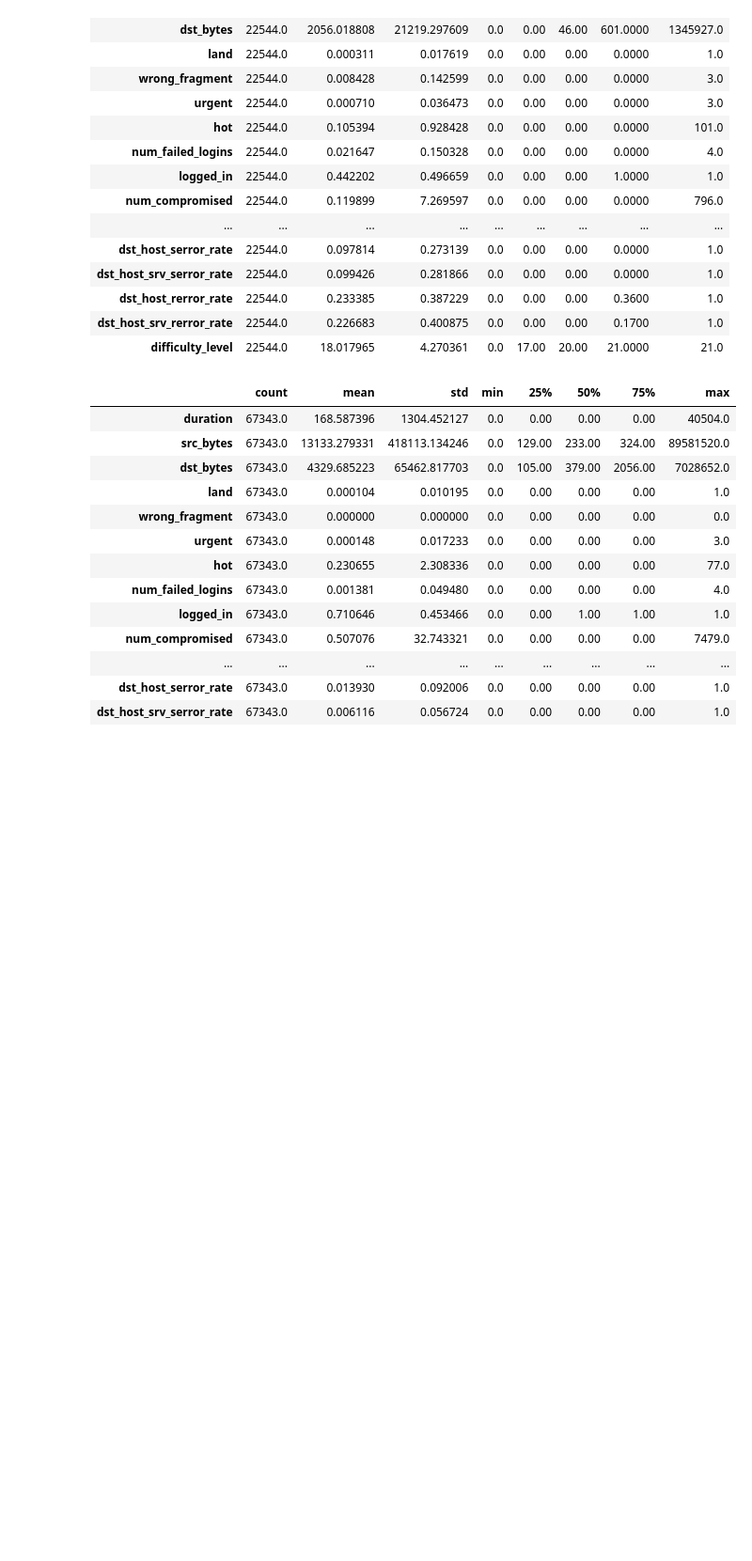
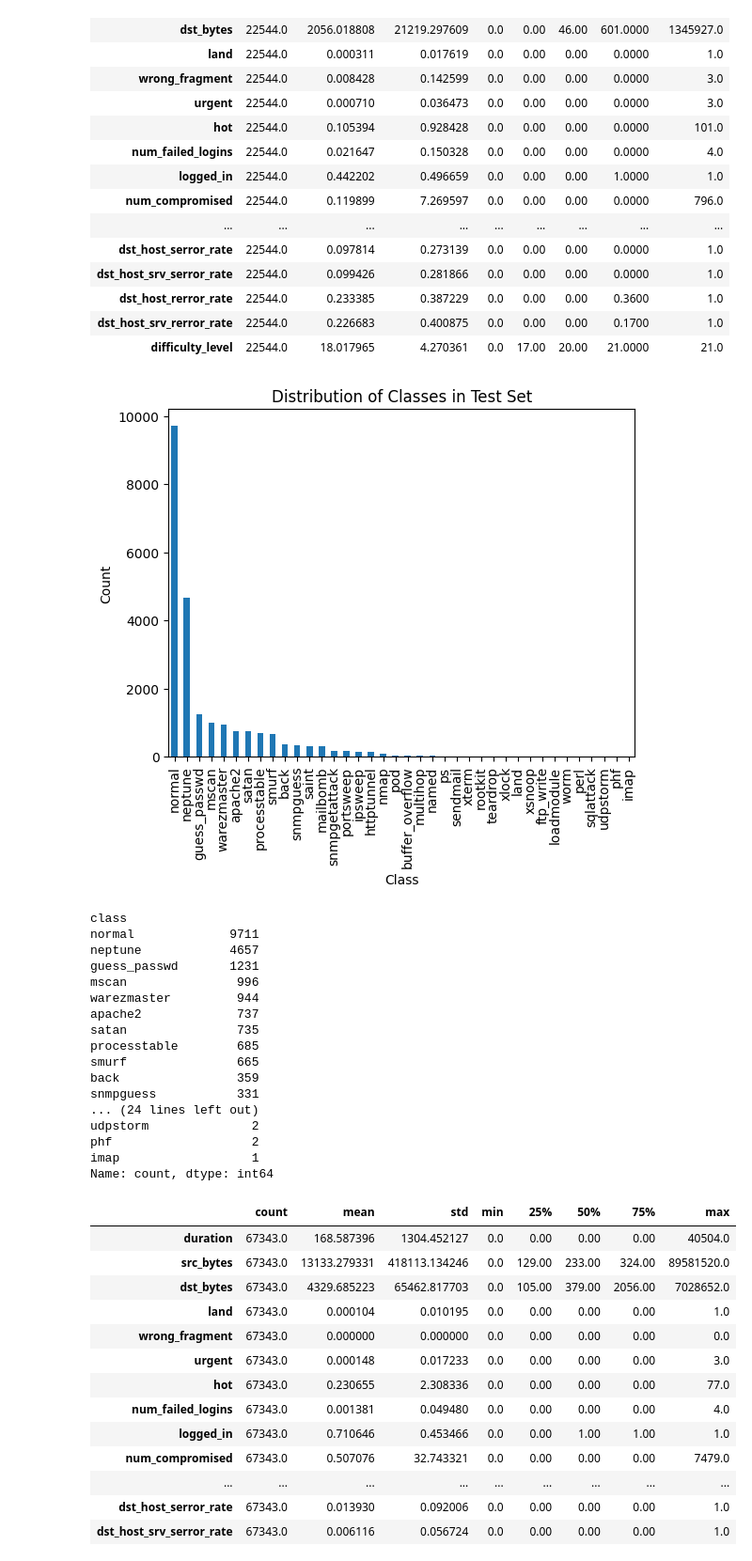
Before and after one commit to DuyPhamQuang/NSL_KDD, a Jupyter notebook: NSL_KDD.ipynb, the cells around one changed output. Shown at 94% size. Cells and saved outputs as stored; diff of their text form; code cells hidden in the pictures; blank space fills up the shorter version.

```diff
--- a/NSL_KDD.ipynb
+++ b/NSL_KDD.ipynb
@@ -122,6 +122,33 @@ test_data.describe().T
 | dst_host_rerror_rate | 22544.0 | 0.233385 | 0.387229 | 0.0 | 0.00 | 0.00 | 0.3600 | 1.0 |
 | dst_host_srv_rerror_rate | 22544.0 | 0.226683 | 0.400875 | 0.0 | 0.00 | 0.00 | 0.1700 | 1.0 |
 | difficulty_level | 22544.0 | 18.017965 | 4.270361 | 0.0 | 17.00 | 20.00 | 21.0000 | 21.0 |
+# %%
+test_data['class'].value_counts().plot(kind='bar')
+plt.title('Distribution of Classes in Test Set')
+plt.xlabel('Class')
+plt.ylabel('Count')
+plt.show()
+
+print(test_data['class'].value_counts())
+# %% [output]
+[figure, added]
+class
+normal             9711
+neptune            4657
+guess_passwd       1231
+mscan               996
+warezmaster         944
+apache2             737
+satan               735
+processtable        685
+smurf               665
+back                359
+snmpguess           331
+... (24 lines left out)
+udpstorm              2
+phf                   2
+imap                  1
+Name: count, dtype: int64
 # %%
 #Filter normal data for training
 normal_train_data = train_data[train_data["class"] == 'normal']
```
Also changed, not shown: parts of 1 cell of this notebook, 1 other file.
